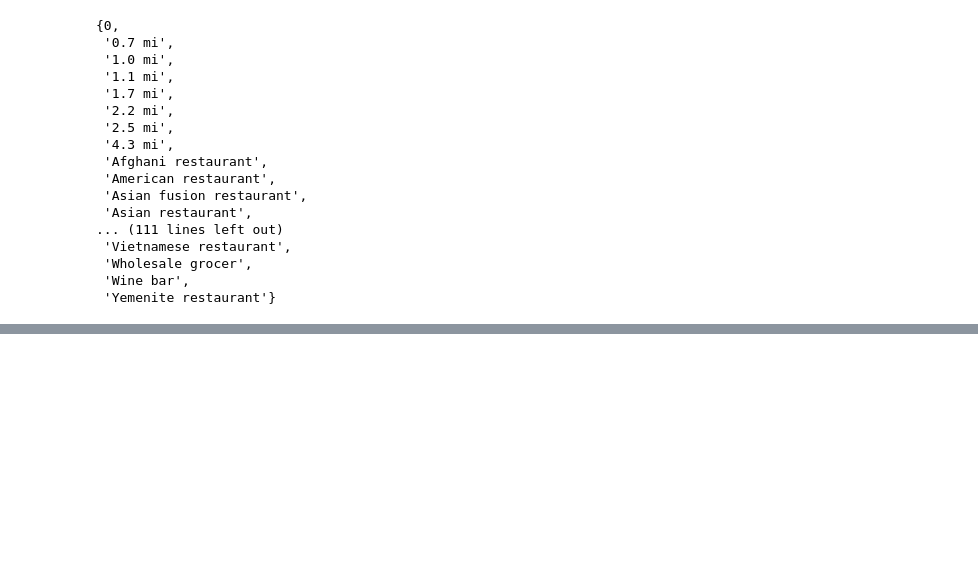
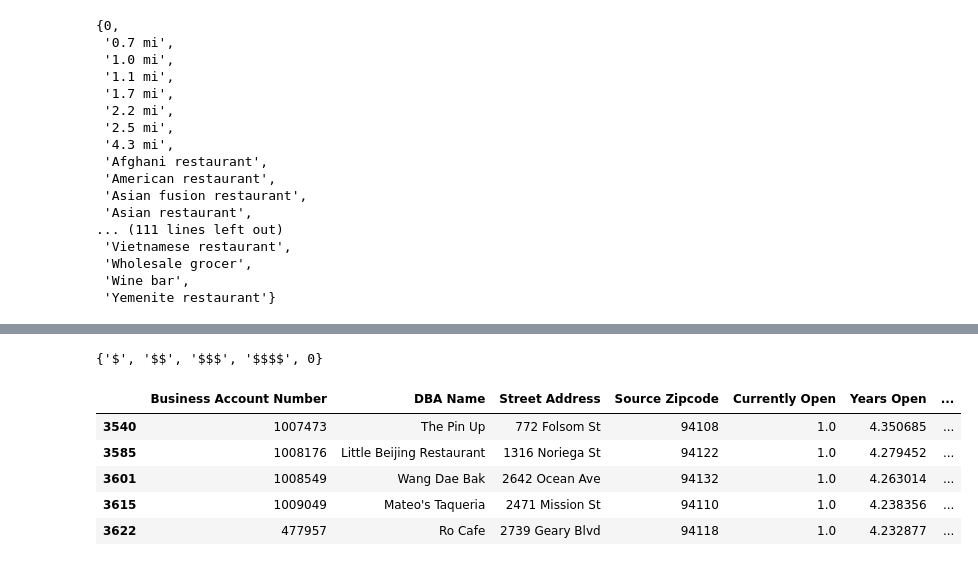
Before and after one commit to geneveeves/Metis_Project3, a Jupyter notebook: Project3/Project3_GoogleData.ipynb, the cells around one changed output, grey strips where cells are left out. Saved outputs shown, nothing was run; the diff lists cells and outputs as text; code cells hidden in the pictures; blank space fills up the shorter version.

```diff
--- a/Project3/Project3_GoogleData.ipynb
+++ b/Project3/Project3_GoogleData.ipynb
@@ -194,0 +265,6 @@ set(restaurant_info['Food'])
+# %%
+restaurants_cleaner = pd.concat([rows_with_misplaced_desc,
+                                 cheap_restaurants,
+                                 semi_expensive_restaurants,
+                                 expensive_restaurants,
+                                 super_expensive_restaurants])
@@ -194,0 +603,13 @@ set(restaurant_info['Food'])
+# %%
+set(restaurants_cleaner['Price'])
+# %% [output]
+{'$', '$$', '$$$', '$$$$', 0}
+# %%
+restaurants_cleaner.head()
+# %% [output]
+|  | Business Account Number | DBA Name | Street Address | Source Zipcode | Currently Open | Years Open | ... |
+| 3540 | 1007473 | The Pin Up | 772 Folsom St | 94108 | 1.0 | 4.350685 | ... |
+| 3585 | 1008176 | Little Beijing Restaurant | 1316 Noriega St | 94122 | 1.0 | 4.279452 | ... |
+| 3601 | 1008549 | Wang Dae Bak | 2642 Ocean Ave | 94132 | 1.0 | 4.263014 | ... |
+| 3615 | 1009049 | Mateo's Taqueria | 2471 Mission St | 94110 | 1.0 | 4.238356 | ... |
+| 3622 | 477957 | Ro Cafe | 2739 Geary Blvd | 94118 | 1.0 | 4.232877 | ... |
```
Also changed, not shown: parts of 29 cells of this notebook, 4 other files.
